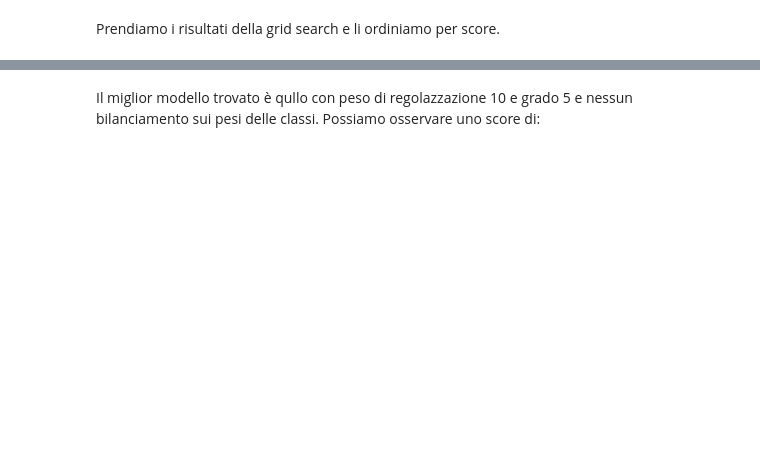
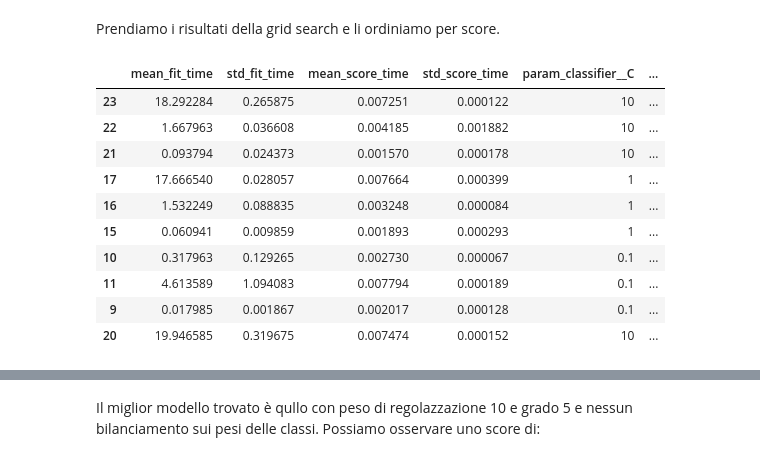
Before and after one commit to RyanPerrina/wine_classification, a Jupyter notebook: wine_classification.ipynb, the cells around one changed output, grey strips where cells are left out. Cells and saved outputs as stored; diff of their text form; code cells hidden in the pictures; blank space fills up the shorter version.

```diff
--- a/wine_classification.ipynb
+++ b/wine_classification.ipynb
@@ -299,4 +331,16 @@ gs = GridSearchCV(model,cv=skf,param_grid=grid,return_train_score=True)
 # %% [markdown]
 Prendiamo i risultati della grid search e li ordiniamo per score.
 # %%
-#DataFrame(gs.cv_results_).sort_values("rank_test_score").head(10)
+DataFrame(gs.cv_results_).sort_values("rank_test_score").head(10)
+# %% [output]
+|  | mean_fit_time | std_fit_time | mean_score_time | std_score_time | param_classifier__C | ... |
+| 23 | 18.292284 | 0.265875 | 0.007251 | 0.000122 | 10 | ... |
+| 22 | 1.667963 | 0.036608 | 0.004185 | 0.001882 | 10 | ... |
+| 21 | 0.093794 | 0.024373 | 0.001570 | 0.000178 | 10 | ... |
+| 17 | 17.666540 | 0.028057 | 0.007664 | 0.000399 | 1 | ... |
+| 16 | 1.532249 | 0.088835 | 0.003248 | 0.000084 | 1 | ... |
+| 15 | 0.060941 | 0.009859 | 0.001893 | 0.000293 | 1 | ... |
+| 10 | 0.317963 | 0.129265 | 0.002730 | 0.000067 | 0.1 | ... |
+| 11 | 4.613589 | 1.094083 | 0.007794 | 0.000189 | 0.1 | ... |
+| 9 | 0.017985 | 0.001867 | 0.002017 | 0.000128 | 0.1 | ... |
+| 20 | 19.946585 | 0.319675 | 0.007474 | 0.000152 | 10 | ... |
```
Also changed, not shown: parts of 54 cells of this notebook.
